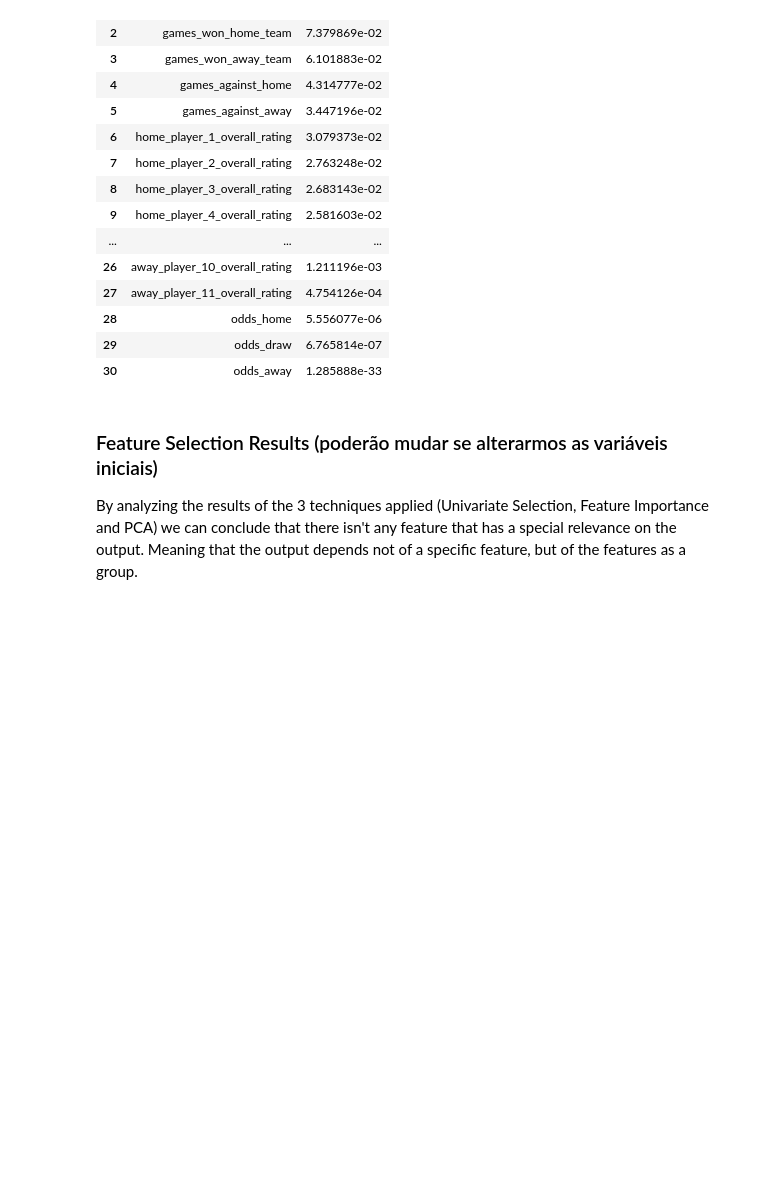
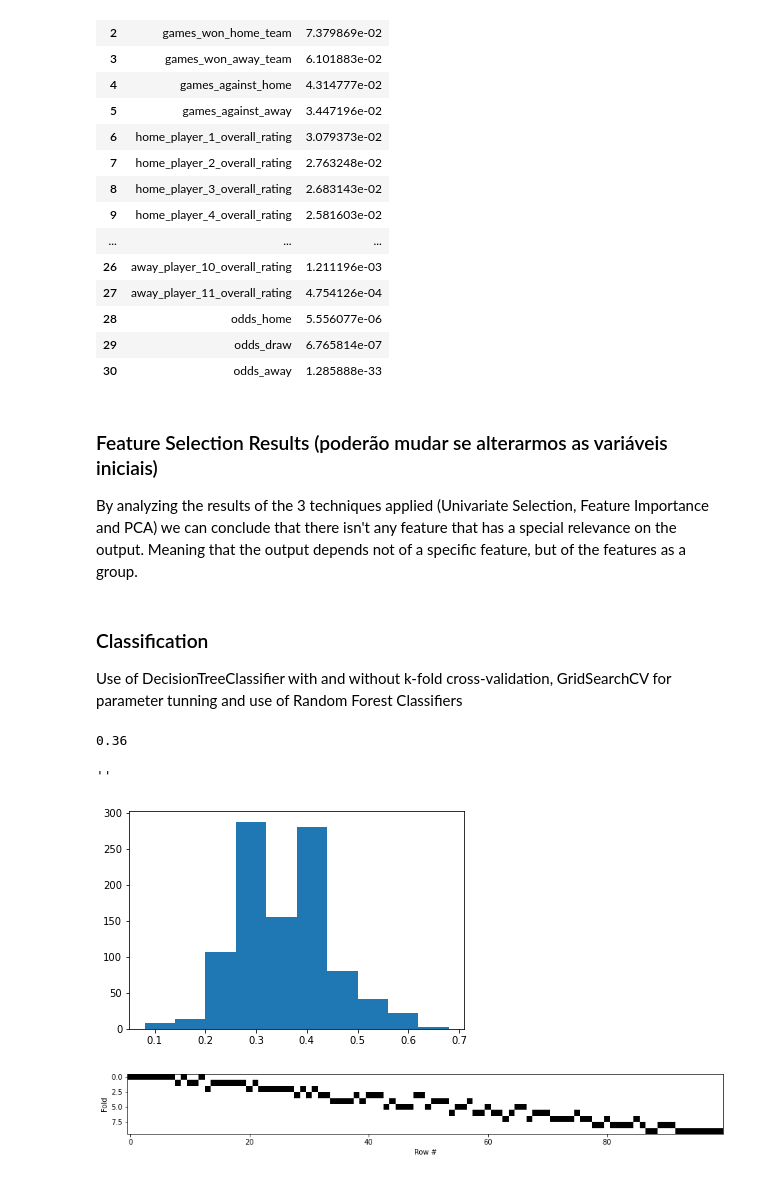
Before and after one commit to Revuj/FEUP-IART-PROJ2, a Jupyter notebook: IART-PROJECT.ipynb, the cells around one changed output. Saved outputs shown, nothing was run; the diff lists cells and outputs as text; code cells hidden in the pictures; blank space fills up the shorter version.

Commit message:
starting implementing classifiers

```diff
--- a/IART-PROJECT.ipynb
+++ b/IART-PROJECT.ipynb
@@ -1034,3 +1032,75 @@ variances
 ### Feature Selection Results (poderão mudar se alterarmos as variáveis iniciais)
 
 By analyzing the results of the 3 techniques applied (Univariate Selection, Feature Importance and PCA) we can conclude that there isn't any feature that has a special relevance on the output. Meaning that the output depends not of a specific feature, but of the features as a group.
+# %% [markdown]
+### Classification
+
+Use of DecisionTreeClassifier with and without k-fold cross-validation,  GridSearchCV for parameter tunning
+and use of Random Forest Classifiers
+# %%
+
+from sklearn.ensemble import RandomForestClassifier
+from sklearn.model_selection import StratifiedKFold
+from sklearn.model_selection import GridSearchCV
+
+all_inputs = input.loc[:, input.columns != 'label'].values
+all_labels = input.label.values
+
+#all_inputs[:5]
+
+(training_inputs,
+ testing_inputs,
+ training_classes,
+ testing_classes) = train_test_split(all_inputs, all_labels, test_size=0.25, random_state=1)
+# %%
+# decion tree classifier (not very good classifier)
+from sklearn.tree import DecisionTreeClassifier
+
+# Create the classifier
+decision_tree_classifier = DecisionTreeClassifier()
+
+# Train the classifier on the training set
+decision_tree_classifier.fit(training_inputs, training_classes)
+
+# Validate the classifier on the testing set using classification accuracy
+decision_tree_classifier.score(testing_inputs, testing_classes)
+# %% [output]
+0.36
+# %%
+## from this we can see that the problem is dependent on the subset we are
+# using => overfitting
+model_accuracies = []
+
+for repetition in range(1000):
+    (training_inputs,
+     testing_inputs,
+     training_classes,
+     testing_classes) = train_test_split(all_inputs, all_labels, test_size=0.25)
+
+    decision_tree_classifier = DecisionTreeClassifier()
+    decision_tree_classifier.fit(training_inputs, training_classes)
+    classifier_accuracy = decision_tree_classifier.score(testing_inputs, testing_classes)
+    model_accuracies.append(classifier_accuracy)
+
+plt.hist(model_accuracies)
+;
+# %% [output]
+''
+[figure, added]
+# %%
+## cross validation
+def plot_cv(cv, features, labels):
+    masks = []
+    for train, test in cv.split(features, labels):
+        mask = np.zeros(len(labels), dtype=bool)
+        mask[test] = 1
+        masks.append(mask)
+
+    plt.figure(figsize=(15, 15))
+    plt.imshow(masks, interpolation='none', cmap='gray_r')
+    plt.ylabel('Fold')
+    plt.xlabel('Row #')
+
+plot_cv(StratifiedKFold(n_splits=10), all_inputs, all_labels)
+# %% [output]
+[figure, added]
```
Also changed, not shown: parts of 11 cells of this notebook.
